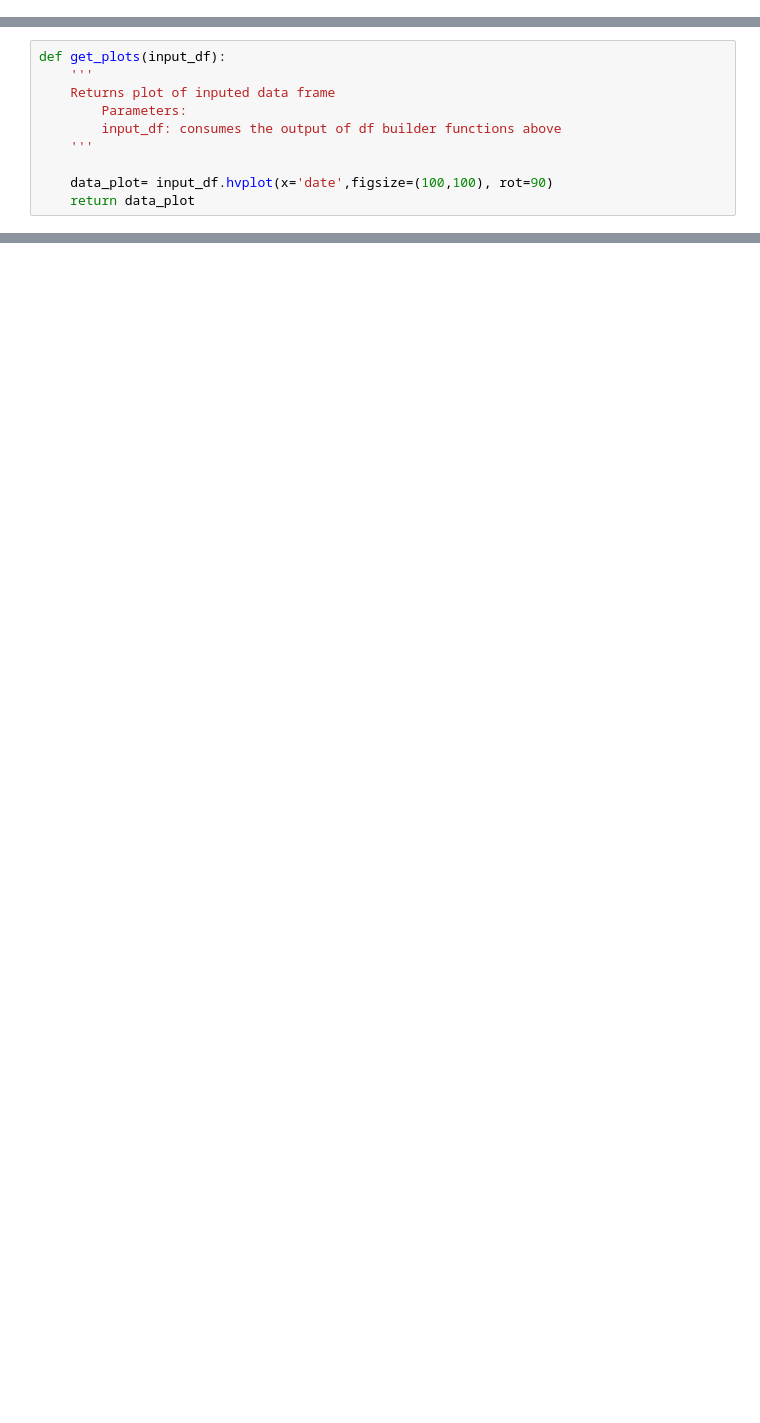
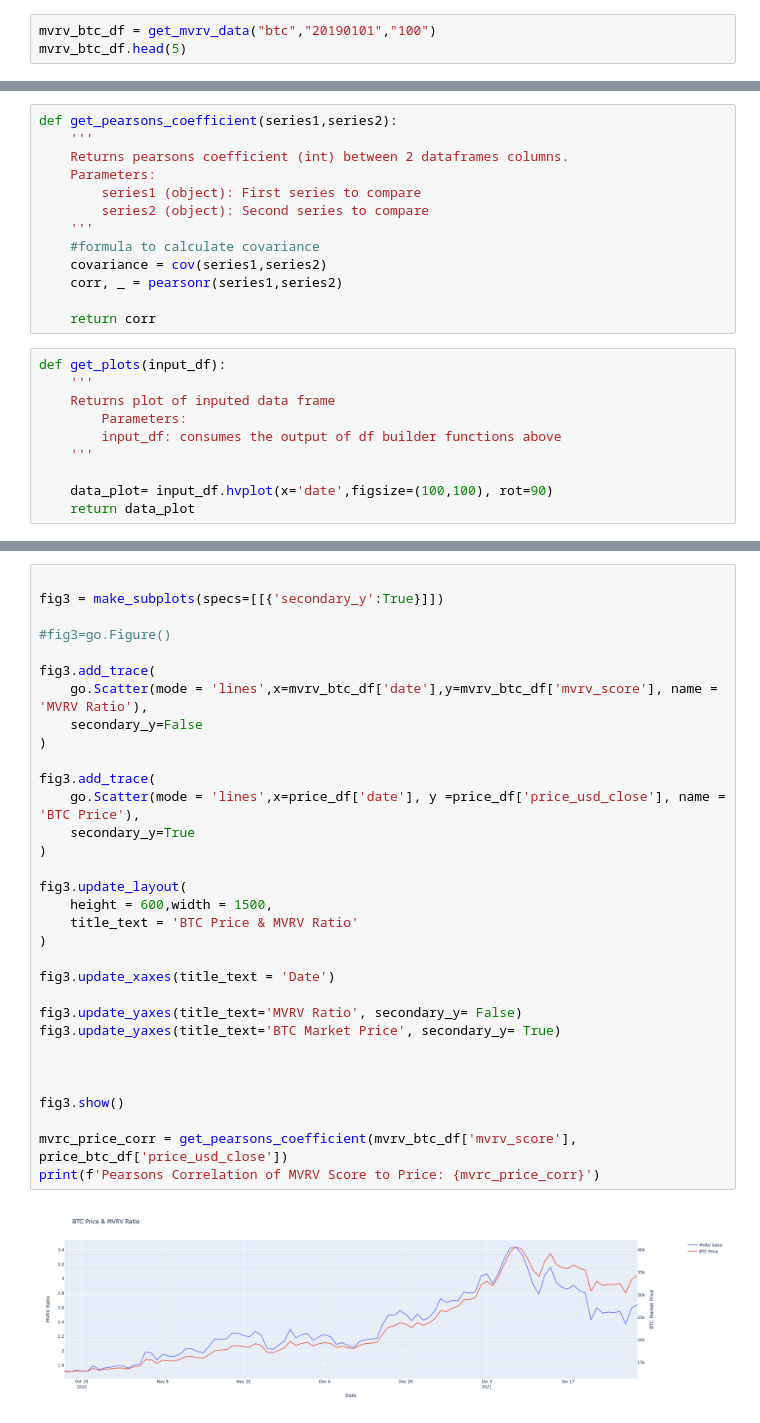
Before and after one commit to nospmah/fintech.group_project, a Jupyter notebook: notebooks/Ryan_functions.ipynb, the cells around one changed output, grey strips where cells are left out. Drawn from its saved outputs; the diff is of its cells as text; blank space fills up the shorter version.

```diff
--- a/notebooks/Ryan_functions.ipynb
+++ b/notebooks/Ryan_functions.ipynb
@@ -110,3 +111,6 @@ def get_mvrv_data(ticker,fromdate,limit):
     mvrv_data = mvrv_data.drop(['average_cap', 'delta_cap', 'market_cap','realized_cap','thermo_cap'], axis = 1)
 
     return mvrv_data
+# %%
+mvrv_btc_df = get_mvrv_data("btc","20190101","100")
+mvrv_btc_df.head(5)
@@ -113,3 +124,16 @@ def get_mvrv_data(ticker,fromdate,limit):
+# %%
+def get_pearsons_coefficient(series1,series2):
+    '''
+    Returns pearsons coefficient (int) between 2 dataframes columns.
+    Parameters:
+        series1 (object): First series to compare
+        series2 (object): Second series to compare
+    '''
+    #formula to calculate covariance
+    covariance = cov(series1,series2)
+    corr, _ = pearsonr(series1,series2)
+
+    return corr
 # %%
 def get_plots(input_df):
     '''
@@ -140,0 +196,34 @@ price_df_plot
+# %%
+
+fig3 = make_subplots(specs=[[{'secondary_y':True}]])
+
+#fig3=go.Figure()
+
+fig3.add_trace(
+    go.Scatter(mode = 'lines',x=mvrv_btc_df['date'],y=mvrv_btc_df['mvrv_score'], name = 'MVRV Ratio'),
+    secondary_y=False
+)
+
+fig3.add_trace(
+    go.Scatter(mode = 'lines',x=price_df['date'], y =price_df['price_usd_close'], name = 'BTC Price'),
+    secondary_y=True
+)
+
+fig3.update_layout(
+    height = 600,width = 1500,
+    title_text = 'BTC Price & MVRV Ratio'
+)
+
+fig3.update_xaxes(title_text = 'Date')
+
+fig3.update_yaxes(title_text='MVRV Ratio', secondary_y= False)
+fig3.update_yaxes(title_text='BTC Market Price', secondary_y= True)
+
+
+
+fig3.show()
+
+mvrc_price_corr = get_pearsons_coefficient(mvrv_btc_df['mvrv_score'], price_btc_df['price_usd_close'])
+print(f'Pearsons Correlation of MVRV Score to Price: {mvrc_price_corr}')
+# %% [output]
+[figure, added]
```
Also changed, not shown: parts of 15 cells of this notebook.
